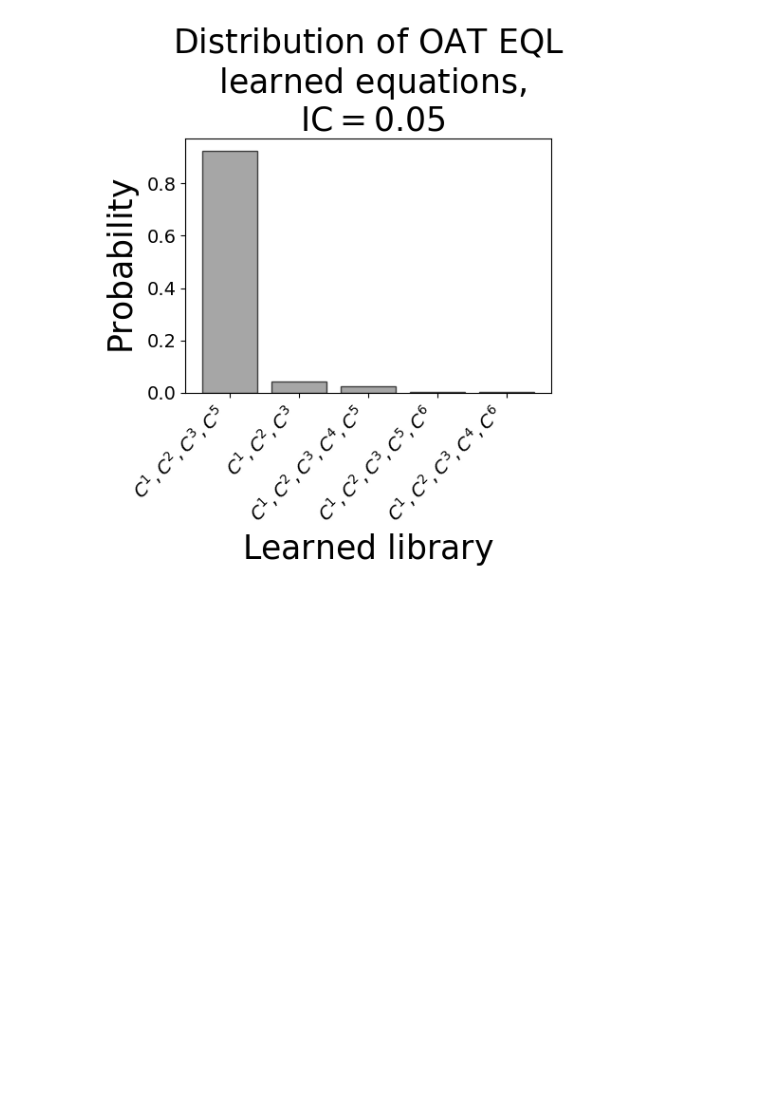
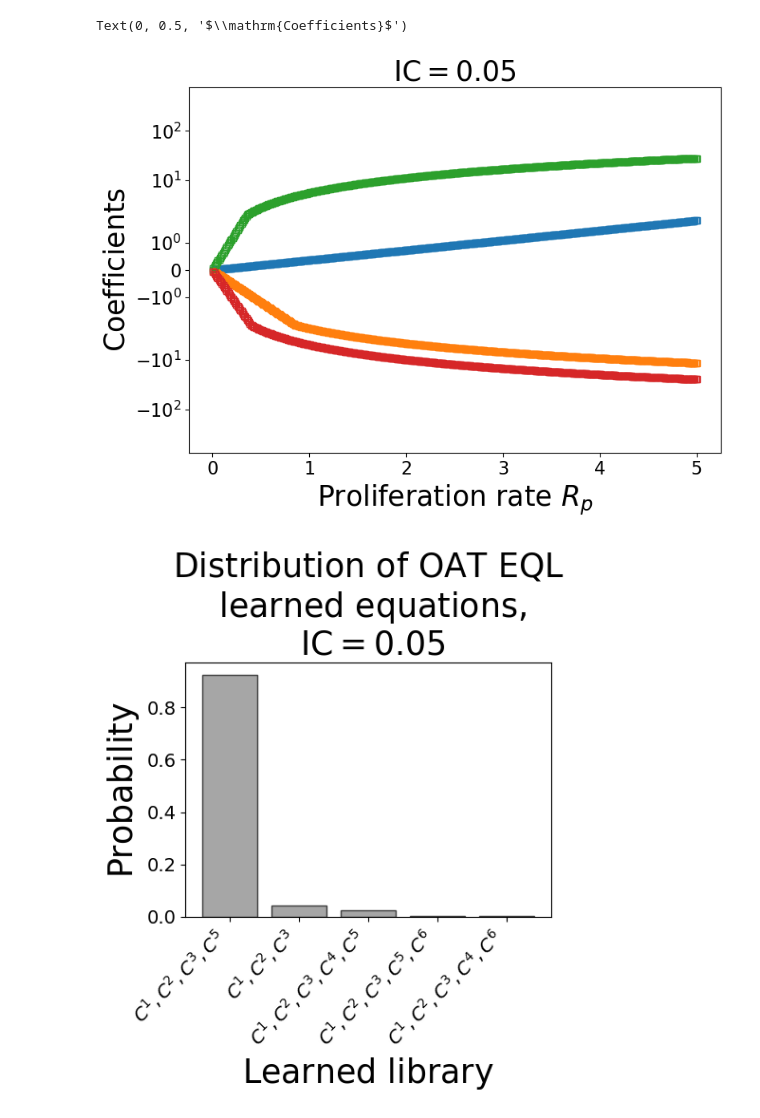
Before and after one commit to johnnardini/ME-EQL, a Jupyter notebook: scripts/OAT-MEEQL/OAT_ME_EQL_learning_ABM.ipynb, the cells around one changed output. Cells and saved outputs as stored; diff of their text form; code cells hidden in the pictures; blank space fills up the shorter version.

```diff
--- a/scripts/OAT-MEEQL/OAT_ME_EQL_learning_ABM.ipynb
+++ b/scripts/OAT-MEEQL/OAT_ME_EQL_learning_ABM.ipynb
@@ -569,3 +565,21 @@ Text(0, 0.5, '$\\mathrm{Coefficients}$')
+# %%
+# Visualize coefficients learned using ES ME-EQL
+fig, ax = plt.subplots(1, 1, figsize=(8,6), tight_layout=True) #figsize= (9,8) when we have the legend in
+ax.plot(rp_vect,coeff_C1_library,"s",markerfacecolor='none', markeredgewidth=1,label = "ES ME-EQL Coefficient $C^1$")
+ax.plot(rp_vect,coeff_C2_library,"s",markerfacecolor='none', markeredgewidth=1,label = "ES ME-EQL Coefficient $C^2$")
+if  m==0.05:
+    ax.plot(rp_vect,coeff_C3_library,"s",markerfacecolor='none', markeredgewidth=1,label = "ES ME-EQL Coefficient $C^3$")
+    ax.plot(rp_vect,coeff_C4_library,"s",markerfacecolor='none', markeredgewidth=1,label = "ES ME-EQL Coefficient $C^4$")
+
+ax.set_yscale('symlog')
+# ax.set_ylim([-100,100])
+ax.set_ylim([-750,750])
+ax.set_title("$\mathrm{IC=" + str(m) +"}$",fontproperties=my_font,fontsize=fontsize)
+ax.set_xlabel("$\mathrm{Proliferation\ rate\ \it{R_p}}$",fontproperties=my_font,fontsize=fontsize)
+ax.set_ylabel("$\mathrm{Coefficients}$",fontproperties=my_font,fontsize=fontsize)
+# %% [output]
+Text(0, 0.5, '$\\mathrm{Coefficients}$')
+[figure, added]
 # %%
 # Visualize frequency/probability of learned models
 # Convert arrays to tuples to make them hashable
```
Also changed, not shown: parts of 5 cells of this notebook, 1 other file.
